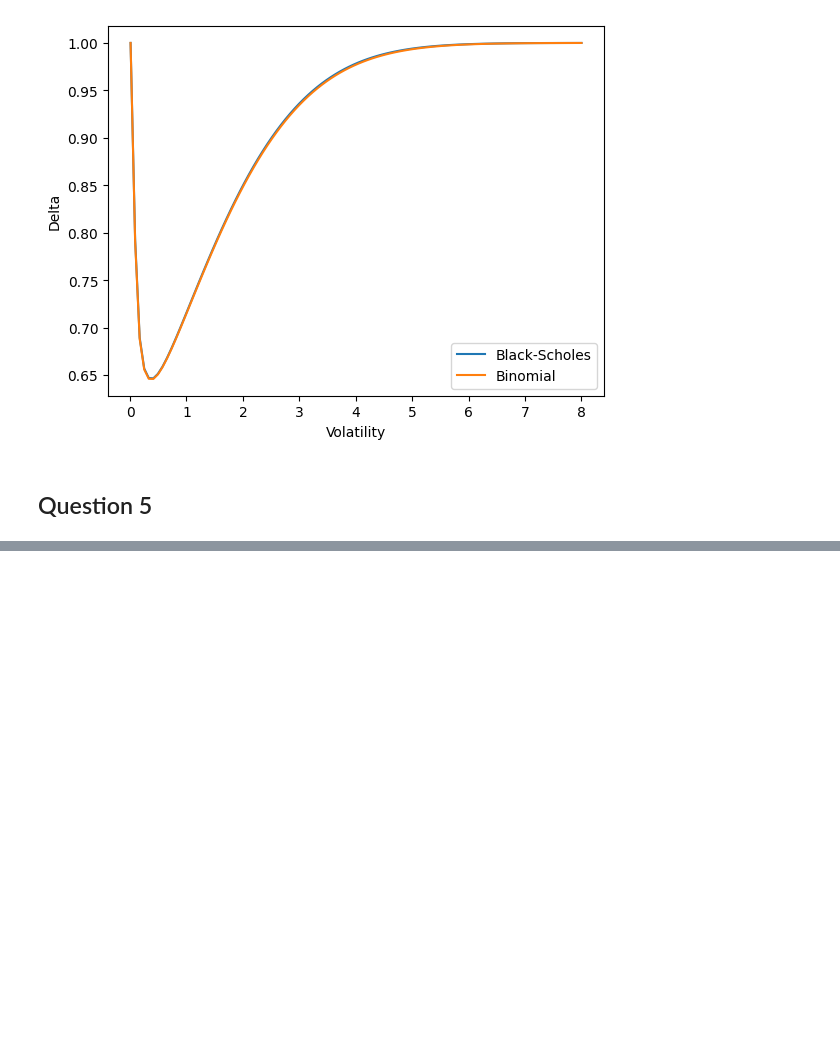
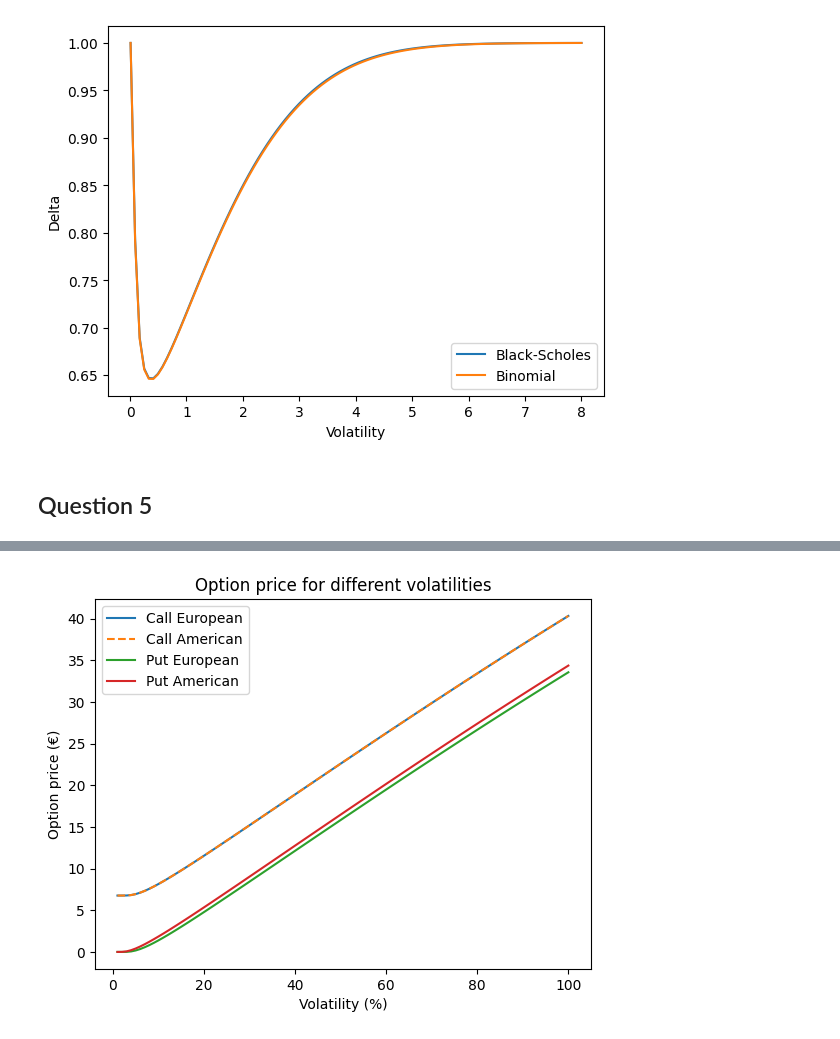
Before and after one commit to ThomasTenDamme/Comp_Finance_Group_16, a Jupyter notebook: Assignment 1/Part 2.ipynb, the cells around one changed output, grey strips where cells are left out. Cells and saved outputs as stored; diff of their text form; code cells hidden in the pictures; blank space fills up the shorter version.

Commit message:
Part 5 implemented

```diff
--- a/Assignment 1/Part 2.ipynb
+++ b/Assignment 1/Part 2.ipynb
@@ -265,0 +433,32 @@ def valueOptionMatrixAmerican(tree, vol, T, N, r, K):
+# %%
+# Parameters as given in part 2
+
+sigma = 0.2
+S = 100
+T = 1
+N = 50
+
+K = 99
+r = 0.06
+
+# First as a call
+tree = buildTree(S, sigma, T, N)
+option_tree = valueOptionMatrix(tree, sigma, T, N, r, K, call=True, american=False)
+option_tree_american = valueOptionMatrix(tree, sigma, T, N, r, K, call=True, american=True)
+
+option_price_european = option_tree[0, 0]
+option_price_american = option_tree_american[0, 0]
+
+print(f"Call option price (European): €{option_price_european:.2f}")
+print(f"Call option price (American): €{option_price_american:.2f}\n")
+
+# Then as a put
+tree = buildTree(S, sigma, T, N)
+option_tree = valueOptionMatrix(tree, sigma, T, N, r, K, call=False, american=False)
+option_tree_american = valueOptionMatrix(tree, sigma, T, N, r, K, call=False, american=True)
+
+option_price_european = option_tree[0, 0]
+option_price_american = option_tree_american[0, 0]
+
+print(f"Put option price (European): €{option_price_european:.2f}")
+print(f"Put option price (American): €{option_price_american:.2f}\n")
@@ -265,0 +567,13 @@ def valueOptionMatrixAmerican(tree, vol, T, N, r, K):
+# %%
+# Plot the results
+plt.plot(df_detailed["sigma_percentages"], df_detailed["call_prices_european"], label="Call European")
+plt.plot(df_detailed["sigma_percentages"], df_detailed["call_prices_american"], label="Call American", linestyle="--")
+plt.plot(df_detailed["sigma_percentages"], df_detailed["put_prices_european"], label="Put European")
+plt.plot(df_detailed["sigma_percentages"], df_detailed["put_prices_american"], label="Put American")
+plt.xlabel("Volatility (%)")
+plt.ylabel("Option price (€)")
+plt.title("Option price for different volatilities")
+plt.legend()
+plt.show()
+# %% [output]
+[figure, added]
```
Also changed, not shown: parts of 11 cells of this notebook.
